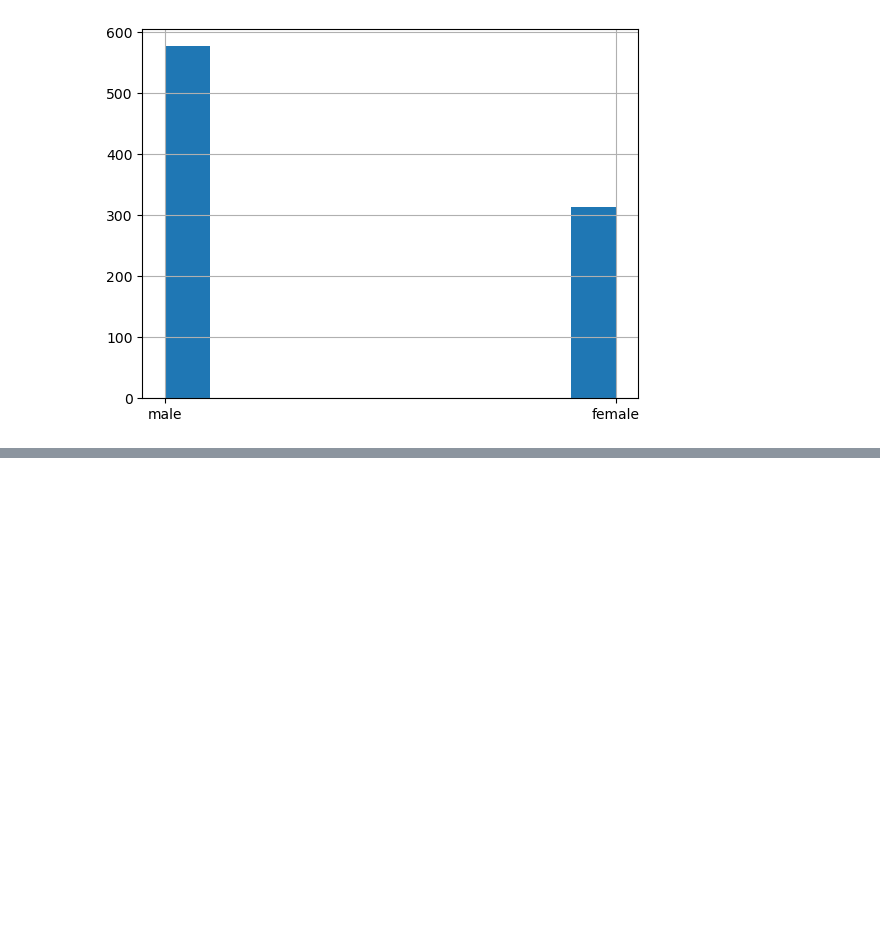
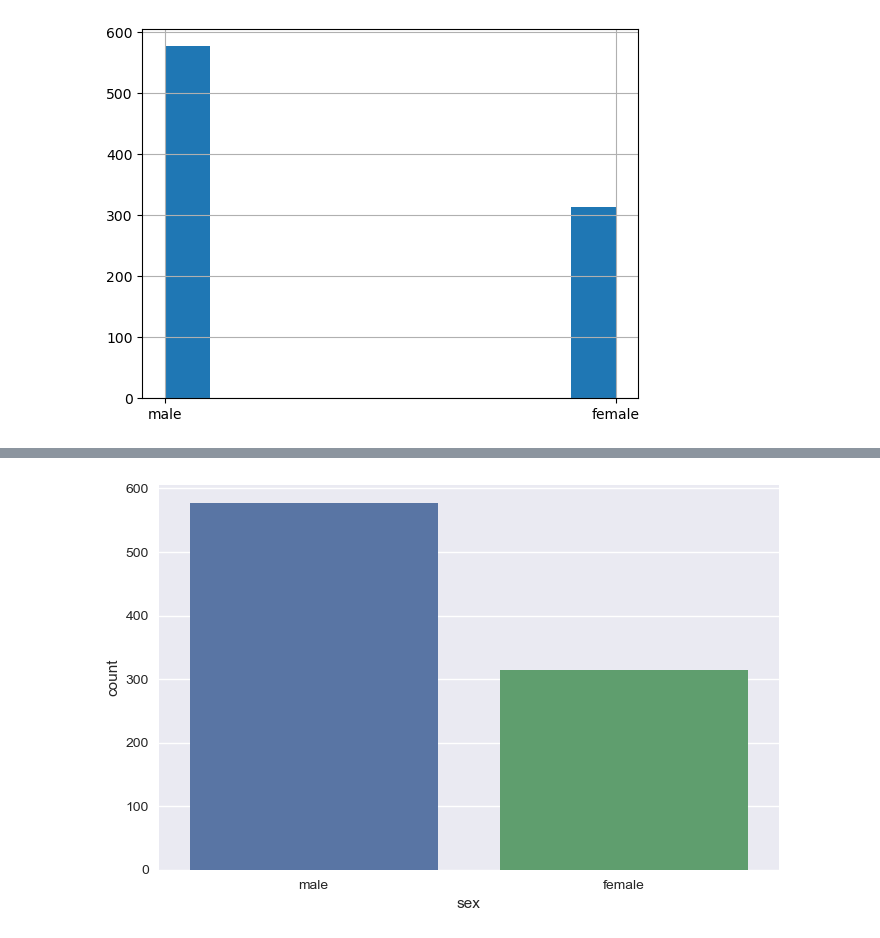
Before and after one commit to Danny-80/Manage-finance-with-Python, a Jupyter notebook: Jupyter_notebooks/Visualization with Matplotlib.ipynb, the cells around one changed output, grey strips where cells are left out. Cells and saved outputs as stored; diff of their text form; code cells hidden in the pictures; blank space fills up the shorter version.

```diff
--- a/Jupyter_notebooks/Visualization with Matplotlib.ipynb
+++ b/Jupyter_notebooks/Visualization with Matplotlib.ipynb
@@ -306,0 +226,6 @@ plt.show()
+# %%
+plt.figure(figsize=(8,5))
+sns.countplot(data=titanic, x='sex')
+plt.show()
+# %% [output]
+[figure, added]
```
Also changed, not shown: parts of 48 cells of this notebook.
